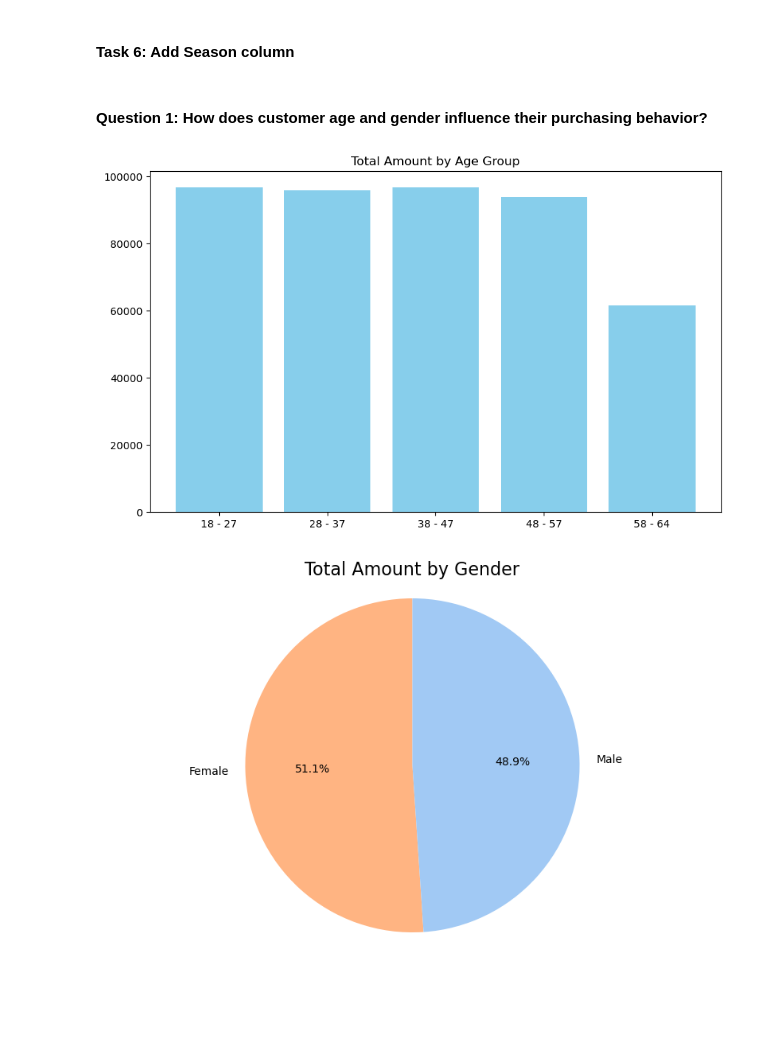
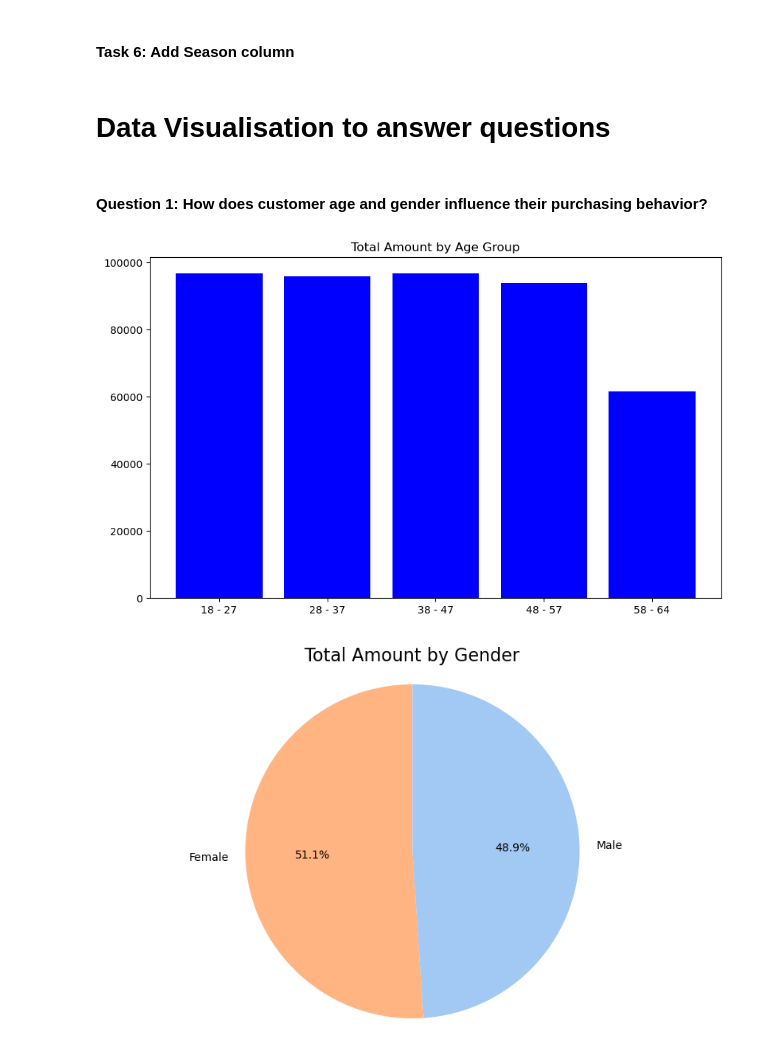
Before and after one commit to Hospoghosyan/Retail_Sales_Analysis, a Jupyter notebook: Retails_sales_analysis.ipynb, the cells around one changed output. Cells and saved outputs as stored; diff of their text form; code cells hidden in the pictures; blank space fills up the shorter version.

```diff
--- a/Retails_sales_analysis.ipynb
+++ b/Retails_sales_analysis.ipynb
@@ -244,20 +225,22 @@ def get_season(month):
     elif month in [9, 10, 11]:
         return 'Autumn'
 df['Season'] = df['Month'].apply(get_season)
+# %% [markdown]
+# Data Visualisation to answer questions
 # %% [markdown]
 #### Question 1: How does customer age and gender influence their purchasing behavior?
 # %%
 grouped_age = df.groupby('Age Group')['Total Amount'].sum().reset_index()
 
 plt.figure(figsize=(10, 6))
-plt.bar(grouped_age['Age Group'], grouped_age['Total Amount'], color='skyblue')
+plt.bar(grouped_age['Age Group'], grouped_age['Total Amount'], color='blue')
 # plt.xlabel('Age Group')
 # plt.ylabel('Total Amount')
 plt.title('Total Amount by Age Group')
 plt.xticks(rotation=0)
 plt.show()
 # %% [output]
-[figure, old version]
+[figure, new version]
 # %%
 grouped_age = df.groupby('Gender')['Total Amount'].sum().reset_index()
 
```
Also changed, not shown: parts of 16 cells of this notebook.
